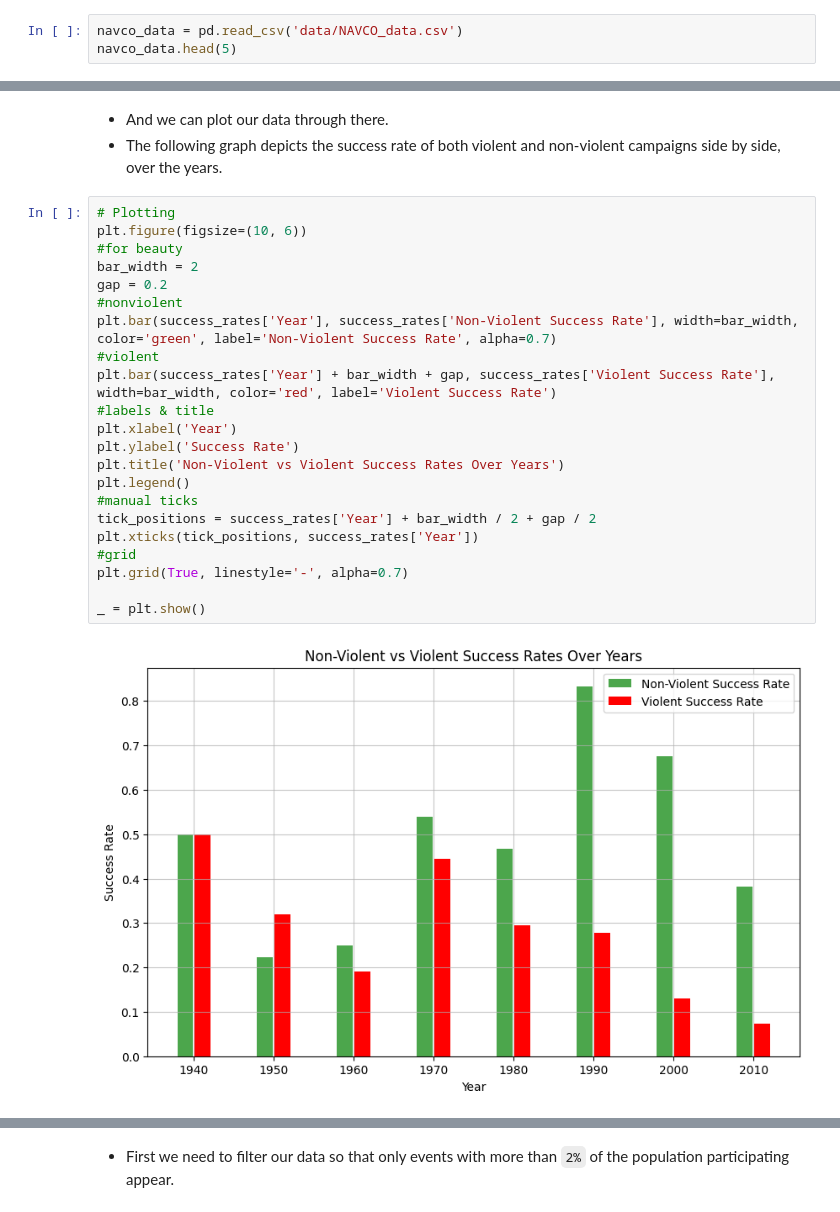
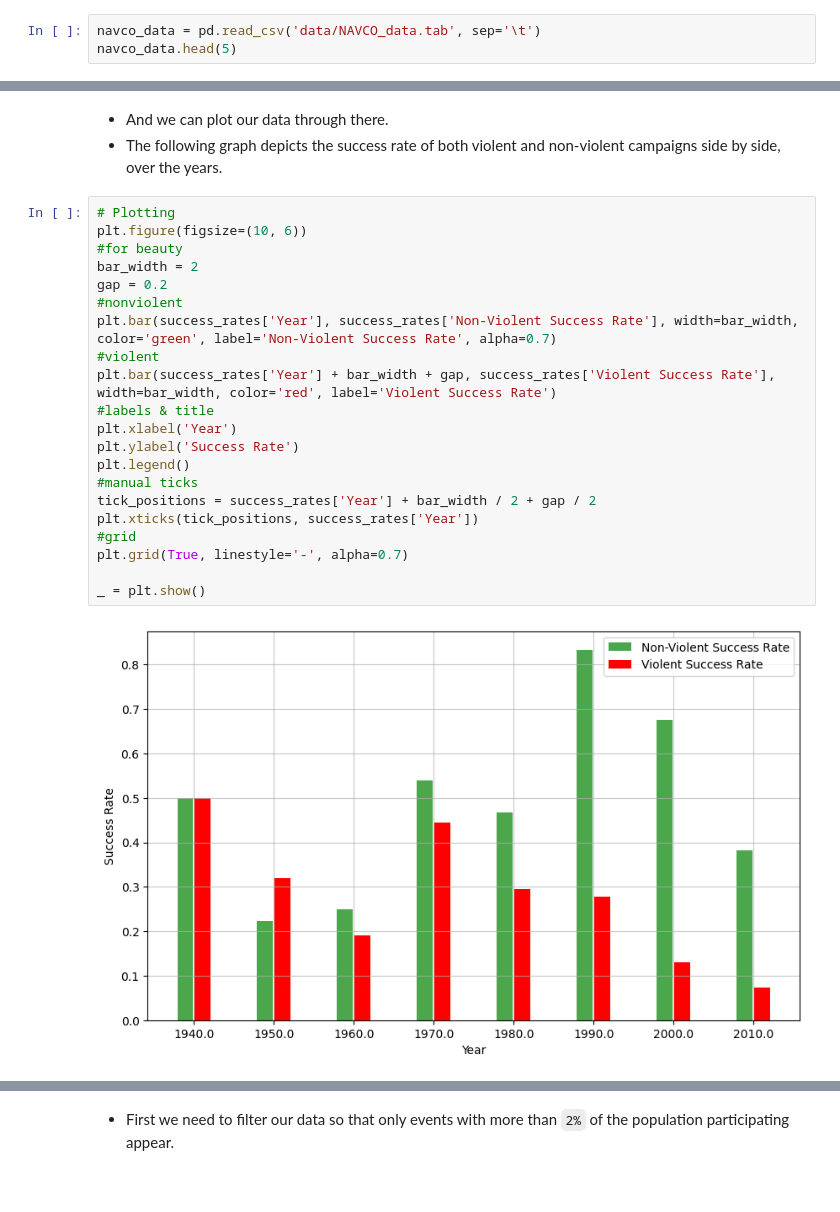
Before and after one commit to Mike-gag/WhyCivilResistanceWorks, a Jupyter notebook: WhyCivilResistanceWorks_gaganis_8200234.ipynb, the cells around one changed output, grey strips where cells are left out. Cells and saved outputs as stored; diff of their text form; blank space fills up the shorter version.

```diff
--- a/WhyCivilResistanceWorks_gaganis_8200234.ipynb
+++ b/WhyCivilResistanceWorks_gaganis_8200234.ipynb
@@ -69,6 +71,6 @@ import seaborn as sb
 
 * We load our data in *Pandas Dataframes* so we can use them for analysis.
 # %%
-navco_data = pd.read_csv('data/NAVCO_data.csv')
+navco_data = pd.read_csv('data/NAVCO_data.tab', sep='\t')
 navco_data.head(5)
 # %% [output]
@@ -299,27 +303,26 @@ success_rates
 # %%
 # Plotting
 plt.figure(figsize=(10, 6))
 #for beauty
 bar_width = 2
 gap = 0.2
 #nonviolent
 plt.bar(success_rates['Year'], success_rates['Non-Violent Success Rate'], width=bar_width, color='green', label='Non-Violent Success Rate', alpha=0.7)
 #violent
 plt.bar(success_rates['Year'] + bar_width + gap, success_rates['Violent Success Rate'], width=bar_width, color='red', label='Violent Success Rate')
 #labels & title
 plt.xlabel('Year')
 plt.ylabel('Success Rate')
-plt.title('Non-Violent vs Violent Success Rates Over Years')
 plt.legend()
 #manual ticks
 tick_positions = success_rates['Year'] + bar_width / 2 + gap / 2
 plt.xticks(tick_positions, success_rates['Year'])
 #grid
 plt.grid(True, linestyle='-', alpha=0.7)
 
 _ = plt.show()
 # %% [output]
-[figure, old version]
+[figure, new version]
 # %% [markdown]
 ## 2. Largest Resistance Campaigns, 1946-2014
 
```
Also changed, not shown: parts of 37 cells of this notebook, 2 other files.
